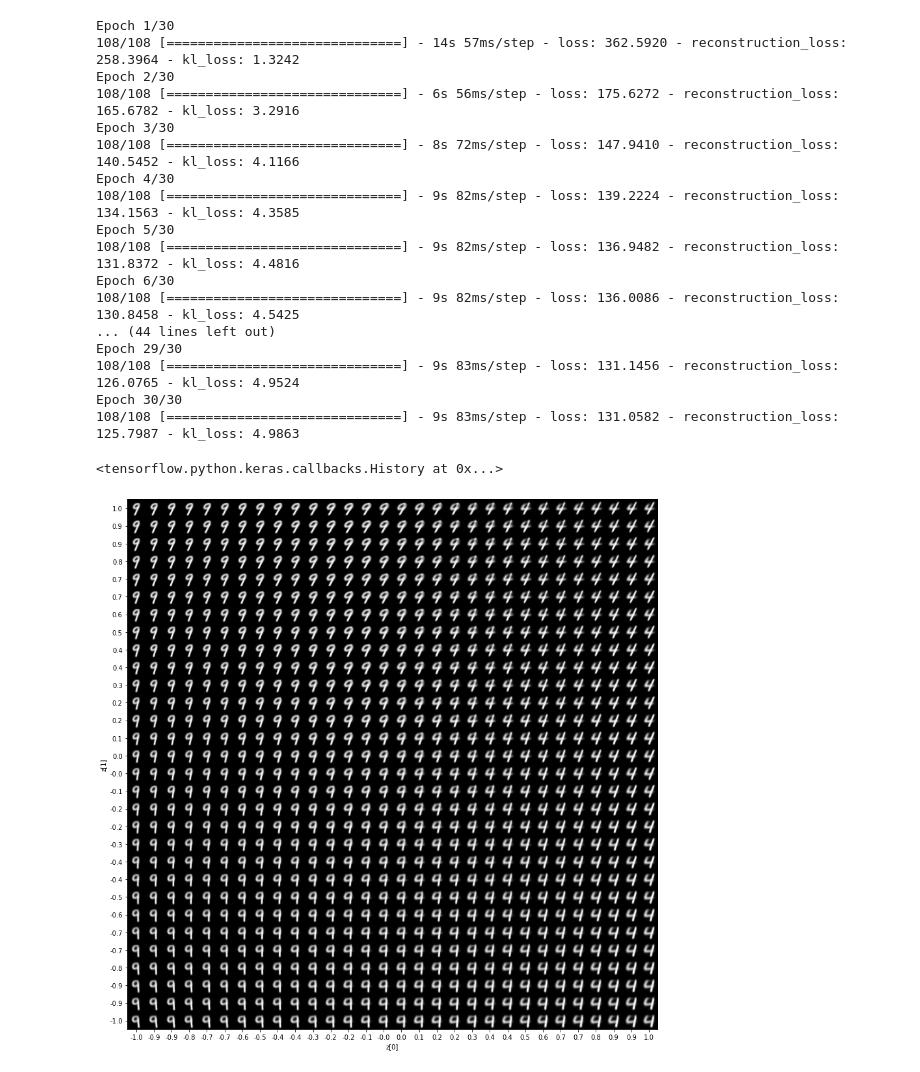
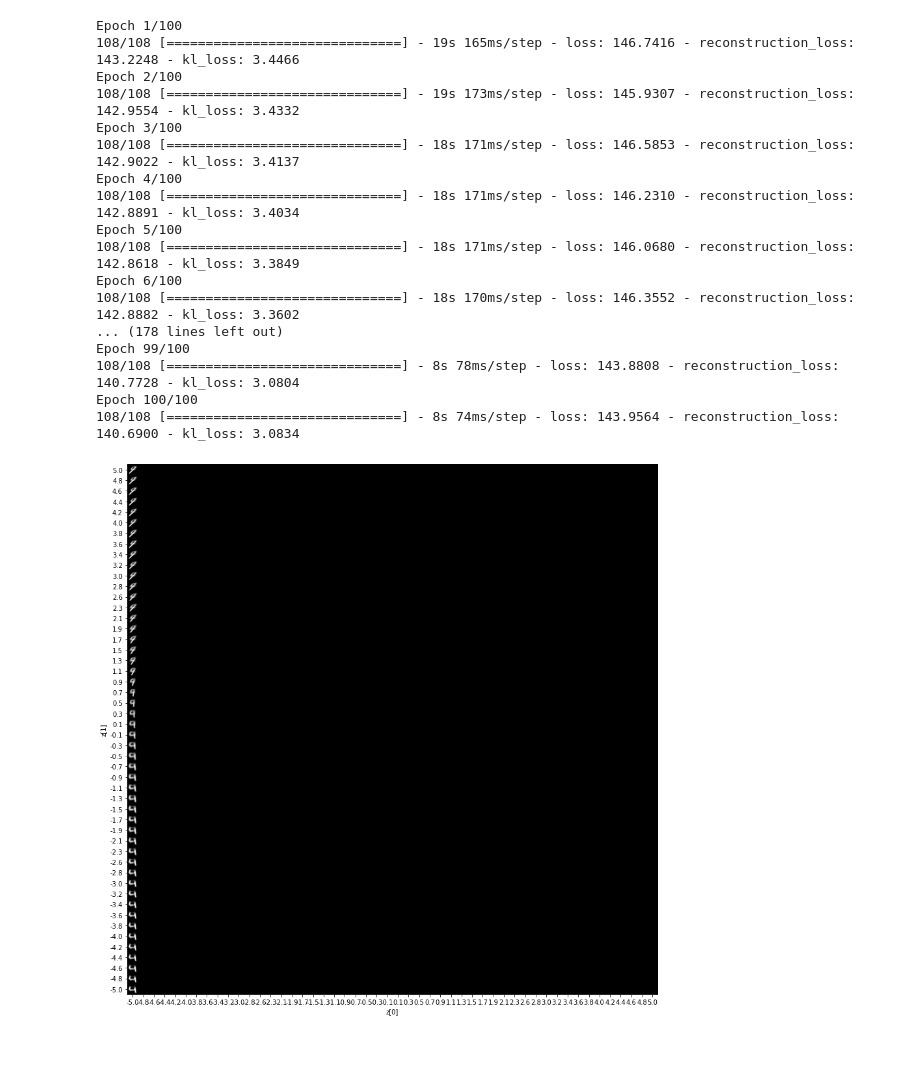
Before and after one commit to wblachowski/models-calibration, a Jupyter notebook: FourNineGenerator.ipynb, the cells around one changed output. Drawn from its saved outputs; the diff is of its cells as text; code cells hidden in the pictures.

```diff
--- a/FourNineGenerator.ipynb
+++ b/FourNineGenerator.ipynb
@@ -14,7 +14,7 @@ class Sampling(layers.Layer):
         epsilon = tf.keras.backend.random_normal(shape=(batch, dim))
         return z_mean + tf.exp(0.5 * z_log_var) * epsilon
 # %%
-latent_dim = 2
+latent_dim = 1
 
 encoder_inputs = keras.Input(shape=(28, 28, 1))
 x = layers.Conv2D(32, 3, activation="relu", strides=2, padding="same")(encoder_inputs)
@@ -129,64 +129,64 @@ mnist_digits = np.expand_dims(mnist_digits, -1).astype("float32") / 255
 
 vae = VAE(encoder, decoder)
 vae.compile(optimizer=keras.optimizers.Adam())
-vae.fit(mnist_digits, epochs=30, batch_size=128)
+history = vae.fit(mnist_digits, epochs=100, batch_size=128)
 # %% [output]
-Epoch 1/30
-108/108 [==============================] - 14s 57ms/step - loss: 362.5920 - reconstruction_loss: 258.3964 - kl_loss: 1.3242
-Epoch 2/30
-108/108 [==============================] - 6s 56ms/step - loss: 175.6272 - reconstruction_loss: 165.6782 - kl_loss: 3.2916
-Epoch 3/30
-108/108 [==============================] - 8s 72ms/step - loss: 147.9410 - reconstruction_loss: 140.5452 - kl_loss: 4.1166
-Epoch 4/30
-108/108 [==============================] - 9s 82ms/step - loss: 139.2224 - reconstruction_loss: 134.1563 - kl_loss: 4.3585
-Epoch 5/30
-108/108 [==============================] - 9s 82ms/step - loss: 136.9482 - reconstruction_loss: 131.8372 - kl_loss: 4.4816
-Epoch 6/30
-108/108 [==============================] - 9s 82ms/step - loss: 136.0086 - reconstruction_loss: 130.8458 - kl_loss: 4.5425
-... (44 lines left out)
-Epoch 29/30
-108/108 [==============================] - 9s 83ms/step - loss: 131.1456 - reconstruction_loss: 126.0765 - kl_loss: 4.9524
-Epoch 30/30
-108/108 [==============================] - 9s 83ms/step - loss: 131.0582 - reconstruction_loss: 125.7987 - kl_loss: 4.9863
+Epoch 1/100
+108/108 [==============================] - 19s 165ms/step - loss: 146.7416 - reconstruction_loss: 143.2248 - kl_loss: 3.4466
+Epoch 2/100
+108/108 [==============================] - 19s 173ms/step - loss: 145.9307 - reconstruction_loss: 142.9554 - kl_loss: 3.4332
+Epoch 3/100
+108/108 [==============================] - 18s 171ms/step - loss: 146.5853 - reconstruction_loss: 142.9022 - kl_loss: 3.4137
+Epoch 4/100
+108/108 [==============================] - 18s 171ms/step - loss: 146.2310 - reconstruction_loss: 142.8891 - kl_loss: 3.4034
+Epoch 5/100
+108/108 [==============================] - 18s 171ms/step - loss: 146.0680 - reconstruction_loss: 142.8618 - kl_loss: 3.3849
+Epoch 6/100
+108/108 [==============================] - 18s 170ms/step - loss: 146.3552 - reconstruction_loss: 142.8882 - kl_loss: 3.3602
+... (178 lines left out)
+Epoch 99/100
+108/108 [==============================] - 8s 78ms/step - loss: 143.8808 - reconstruction_loss: 140.7728 - kl_loss: 3.0804
+Epoch 100/100
+108/108 [==============================] - 8s 74ms/step - loss: 143.9564 - reconstruction_loss: 140.6900 - kl_loss: 3.0834
-<tensorflow.python.keras.callbacks.History at 0x...>
 # %%
 import matplotlib.pyplot as plt
 
 
-def plot_latent_space(vae, n=30, figsize=15):
+def plot_latent_space(vae, n=50, figsize=15):
     # display a n*n 2D manifold of digits
     digit_size = 28
-    scale = 1.0
+    scale = 5.
     figure = np.zeros((digit_size * n, digit_size * n))
     # linearly spaced coordinates corresponding to the 2D plot
     # of digit classes in the latent space
     grid_x = np.linspace(-scale, scale, n)
     grid_y = np.linspace(-scale, scale, n)[::-1]
 
     for i, yi in enumerate(grid_y):
-        for j, xi in enumerate(grid_x):
-            z_sample = np.array([[xi, yi]])
+#         for j, xi in enumerate(grid_x):
+        for j, xi in [(0,1)]:
+            z_sample = np.array([[yi]])
             x_decoded = vae.decoder.predict(z_sample)
             digit = x_decoded[0].reshape(digit_size, digit_size)
             figure[
                 i * digit_size : (i + 1) * digit_size,
                 j * digit_size : (j + 1) * digit_size,
             ] = digit
 
     plt.figure(figsize=(figsize, figsize))
     start_range = digit_size // 2
     end_range = n * digit_size + start_range
     pixel_range = np.arange(start_range, end_range, digit_size)
     sample_range_x = np.round(grid_x, 1)
     sample_range_y = np.round(grid_y, 1)
     plt.xticks(pixel_range, sample_range_x)
     plt.yticks(pixel_range, sample_range_y)
     plt.xlabel("z[0]")
     plt.ylabel("z[1]")
     plt.imshow(figure, cmap="Greys_r")
     plt.show()
 
 
 plot_latent_space(vae)
 # %% [output]
-[figure, old version]
+[figure, new version]
```
Also changed, not shown: parts of 2 cells of this notebook.
